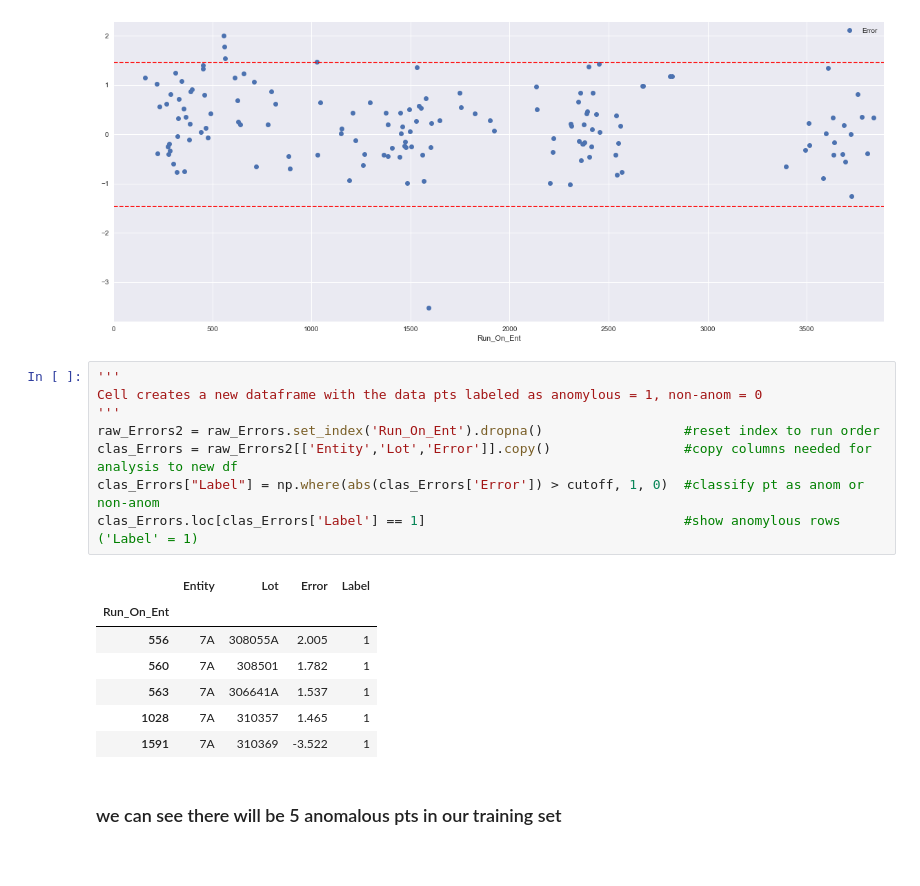
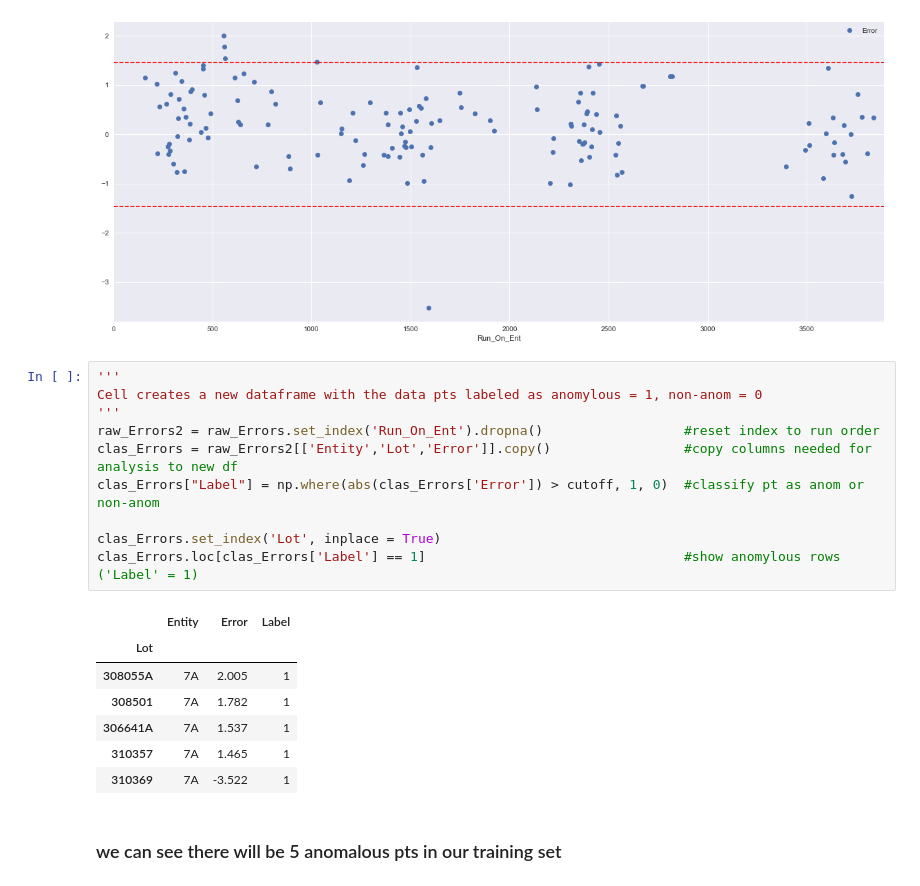
Before and after one commit to austinbock/project2, a Jupyter notebook: Capstone2 Data Exploration Working Copy.ipynb, the cells around one changed output. Cells and saved outputs as stored; diff of their text form.

```diff
--- a/Capstone2 Data Exploration Working Copy.ipynb
+++ b/Capstone2 Data Exploration Working Copy.ipynb
@@ -180,18 +261,20 @@ plt.axhline(y=cutoff, c = 'r', linestyle = '--')
 # %%
 '''
 Cell creates a new dataframe with the data pts labeled as anomylous = 1, non-anom = 0
 '''
 raw_Errors2 = raw_Errors.set_index('Run_On_Ent').dropna()                  #reset index to run order
 clas_Errors = raw_Errors2[['Entity','Lot','Error']].copy()                 #copy columns needed for analysis to new df
 clas_Errors["Label"] = np.where(abs(clas_Errors['Error']) > cutoff, 1, 0)  #classify pt as anom or non-anom
+
+clas_Errors.set_index('Lot', inplace = True)
 clas_Errors.loc[clas_Errors['Label'] == 1]                                 #show anomylous rows ('Label' = 1)
 # %% [output]
-|  | Entity | Lot | Error | Label |
-| Run_On_Ent |  |  |  |  |
-| 556 | 7A | 308055A | 2.005 | 1 |
-| 560 | 7A | 308501 | 1.782 | 1 |
-| 563 | 7A | 306641A | 1.537 | 1 |
-| 1028 | 7A | 310357 | 1.465 | 1 |
-| 1591 | 7A | 310369 | -3.522 | 1 |
+|  | Entity | Error | Label |
+| Lot |  |  |  |
+| 308055A | 7A | 2.005 | 1 |
+| 308501 | 7A | 1.782 | 1 |
+| 306641A | 7A | 1.537 | 1 |
+| 310357 | 7A | 1.465 | 1 |
+| 310369 | 7A | -3.522 | 1 |
 # %% [markdown]
 ### we can see there will be 5 anomalous pts in our training set
```
Also changed, not shown: parts of 28 cells of this notebook.
